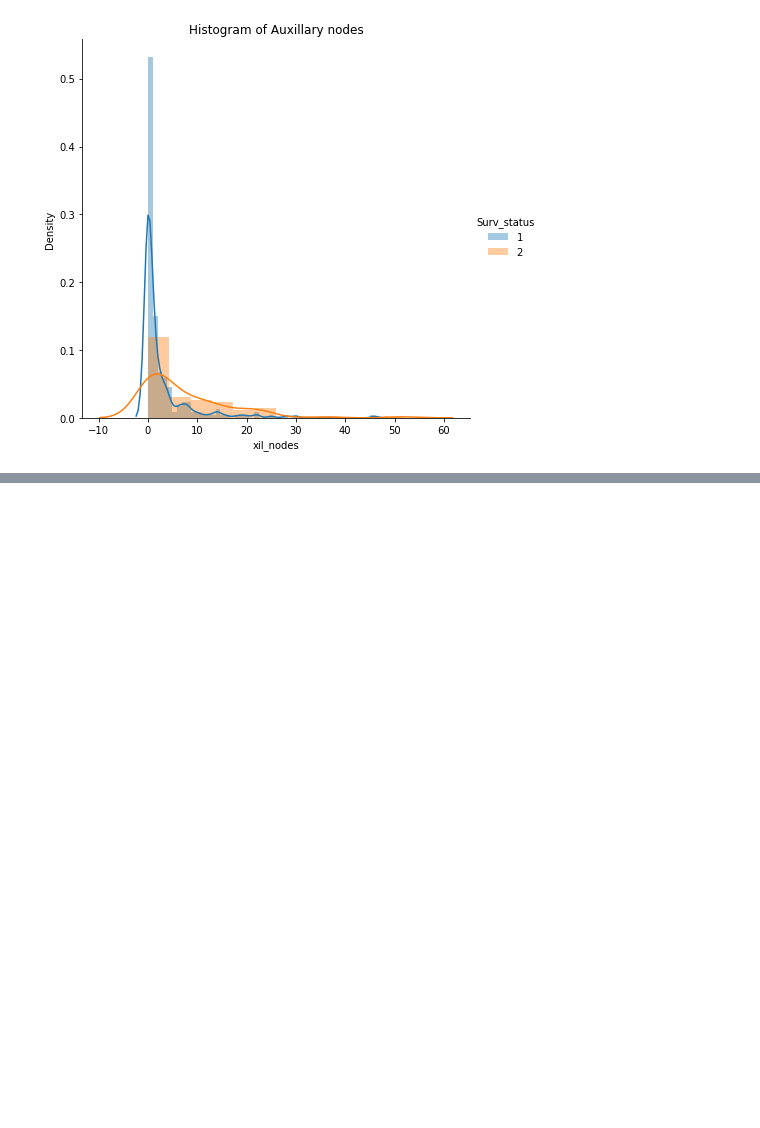
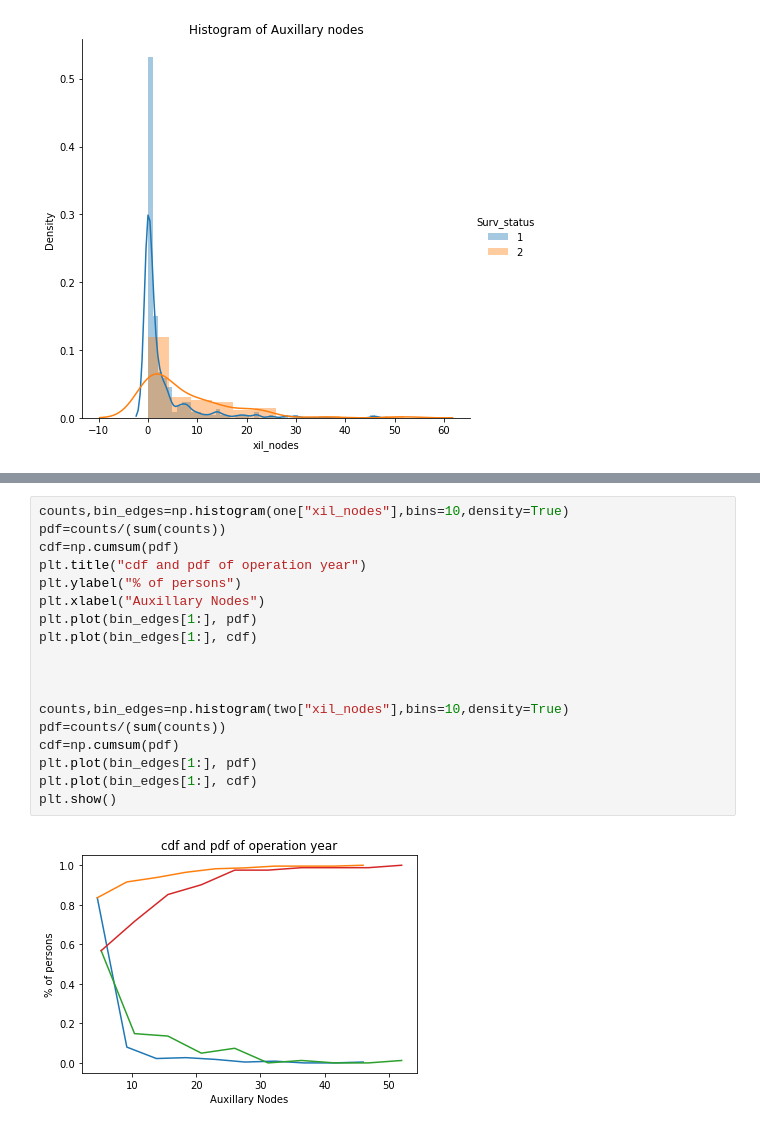
Before and after one commit to riddhi-jain/EDA-using-Haberman-Dataset, a Jupyter notebook: EDA_using_Haberman_Dataset.ipynb, the cells around one changed output, grey strips where cells are left out. Cells and saved outputs as stored; diff of their text form; blank space fills up the shorter version.

```diff
--- a/EDA_using_Haberman_Dataset.ipynb
+++ b/EDA_using_Haberman_Dataset.ipynb
@@ -94,0 +139,20 @@ sns.boxplot(x='Surv_status',y=)
+# %%
+counts,bin_edges=np.histogram(one["xil_nodes"],bins=10,density=True)
+pdf=counts/(sum(counts))
+cdf=np.cumsum(pdf)
+plt.title("cdf and pdf of operation year")
+plt.ylabel("% of persons")
+plt.xlabel("Auxillary Nodes")
+plt.plot(bin_edges[1:], pdf)
+plt.plot(bin_edges[1:], cdf)
+
+
+
+counts,bin_edges=np.histogram(two["xil_nodes"],bins=10,density=True)
+pdf=counts/(sum(counts))
+cdf=np.cumsum(pdf)
+plt.plot(bin_edges[1:], pdf)
+plt.plot(bin_edges[1:], cdf)
+plt.show()
+# %% [output]
+[figure, added]
```
Also changed, not shown: parts of 28 cells of this notebook.
